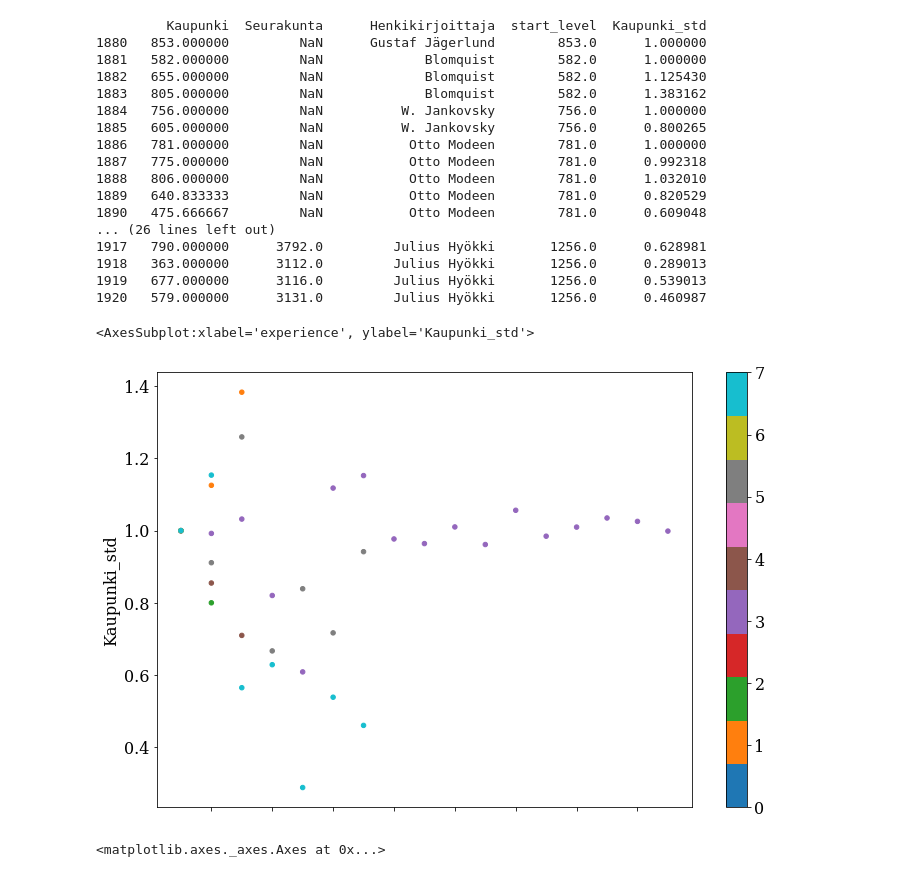
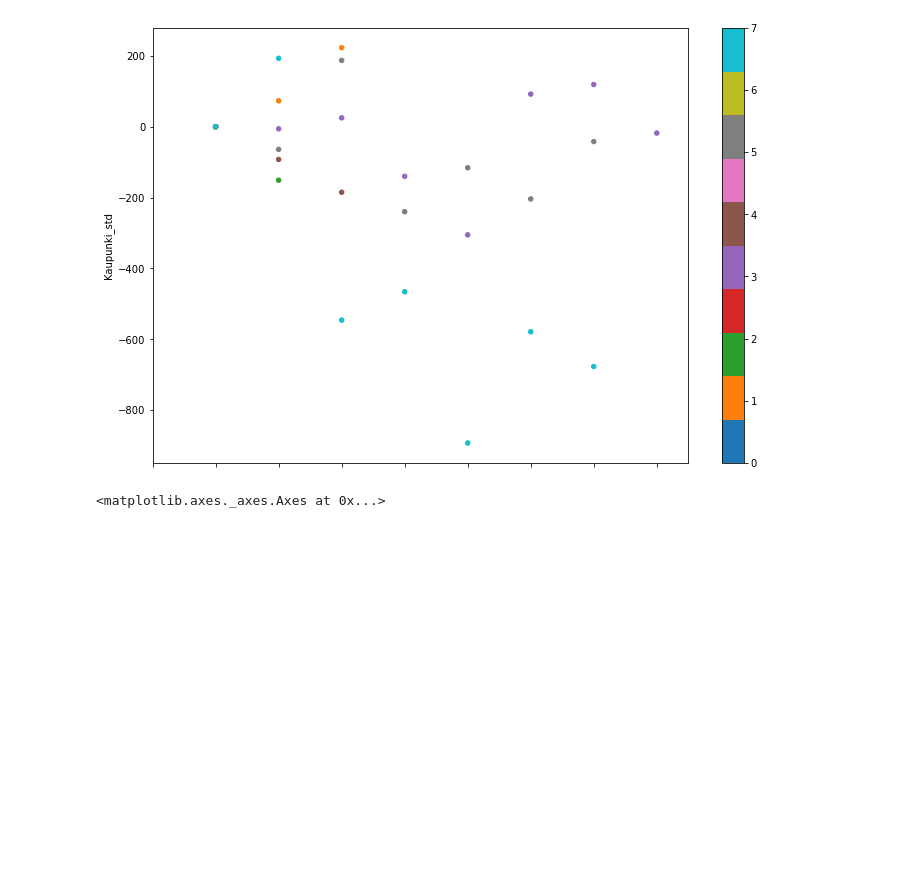
Before and after one commit to AnttiHaerkoenen/vyborg_orthodox, a Jupyter notebook: notebooks/missing_orthodox.ipynb, the cells around one changed output. Cells and saved outputs as stored; diff of their text form; code cells hidden in the pictures; blank space fills up the shorter version.

```diff
--- a/notebooks/missing_orthodox.ipynb
+++ b/notebooks/missing_orthodox.ipynb
@@ -154,41 +154,25 @@ plt.savefig(figure_dir / 'timeseries.png')
 # %%
 experience_data = data.copy()
 start_level = data.Kaupunki[data.index.isin(list(clerks.values()))]
 experience_data['start_level'] = start_level
 experience_data = experience_data.interpolate(method='ffill')
-experience_data['Kaupunki_std'] = experience_data.Kaupunki / experience_data.start_level
+experience_data['Kaupunki_std'] = experience_data.Kaupunki - experience_data.start_level
 mapper = {v: k for k, v in enumerate(clerks)}
 colors = data.Henkikirjoittaja.map(mapper)
 experience = data.index.values - starts + 1
 experience_data['experience'] = experience
 experience_data.plot(
     kind='scatter',
     x='experience',
     y='Kaupunki_std',
     c=colors,
     cmap=plt.get_cmap('tab10'),
     figsize=(12, 8),
+    xlim=(0, 8.5),
 )
+data.drop(columns=['Henkikirjoittaja'], inplace=True)
 # %% [output]
-         Kaupunki  Seurakunta      Henkikirjoittaja  start_level  Kaupunki_std
-1880   853.000000         NaN      Gustaf Jägerlund        853.0      1.000000
-1881   582.000000         NaN             Blomquist        582.0      1.000000
-1882   655.000000         NaN             Blomquist        582.0      1.125430
-1883   805.000000         NaN             Blomquist        582.0      1.383162
-1884   756.000000         NaN          W. Jankovsky        756.0      1.000000
-1885   605.000000         NaN          W. Jankovsky        756.0      0.800265
-1886   781.000000         NaN           Otto Modeen        781.0      1.000000
-1887   775.000000         NaN           Otto Modeen        781.0      0.992318
-1888   806.000000         NaN           Otto Modeen        781.0      1.032010
-1889   640.833333         NaN           Otto Modeen        781.0      0.820529
-1890   475.666667         NaN           Otto Modeen        781.0      0.609048
-... (26 lines left out)
-1917   790.000000      3792.0         Julius Hyökki       1256.0      0.628981
-1918   363.000000      3112.0         Julius Hyökki       1256.0      0.289013
-1919   677.000000      3116.0         Julius Hyökki       1256.0      0.539013
-1920   579.000000      3131.0         Julius Hyökki       1256.0      0.460987
-<AxesSubplot:xlabel='experience', ylabel='Kaupunki_std'>
-[figure, old version]
+[figure, new version]
 # %%
 import daft
 from matplotlib import rc
```
Also changed, not shown: parts of 5 cells of this notebook, 1 other file.
